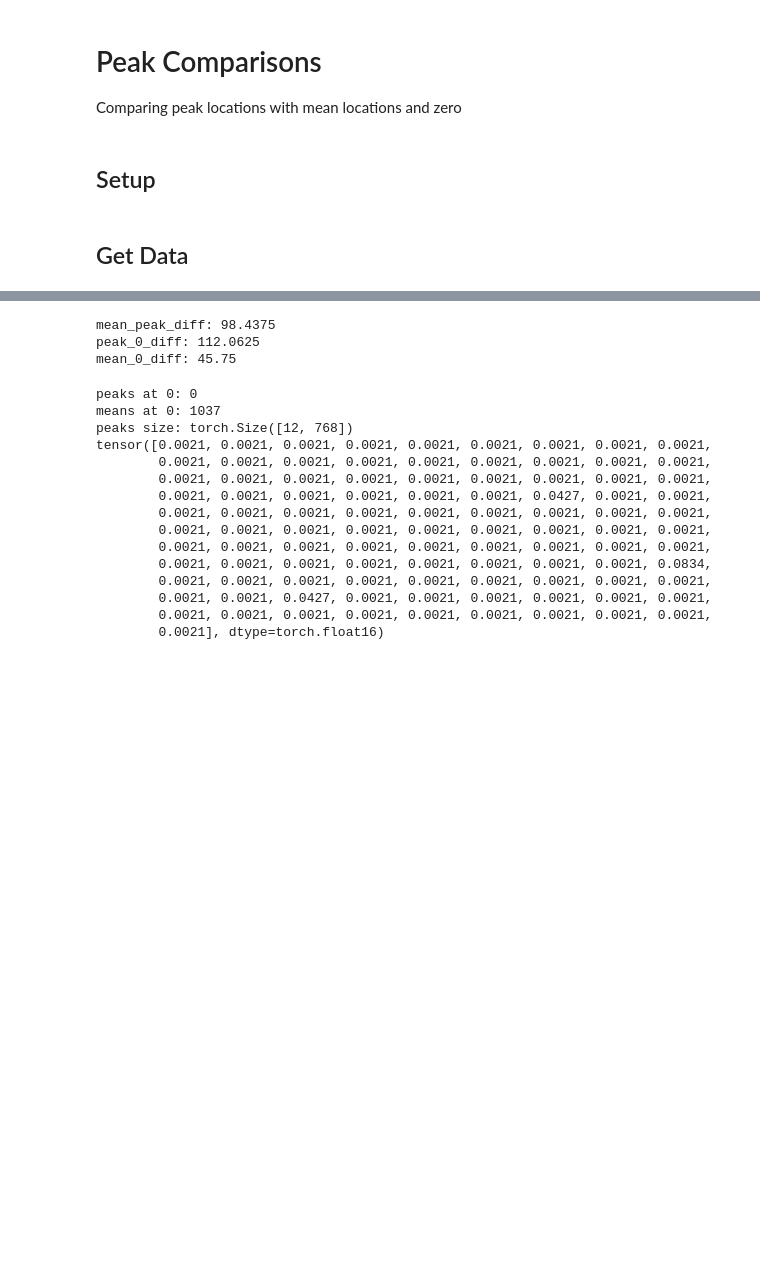
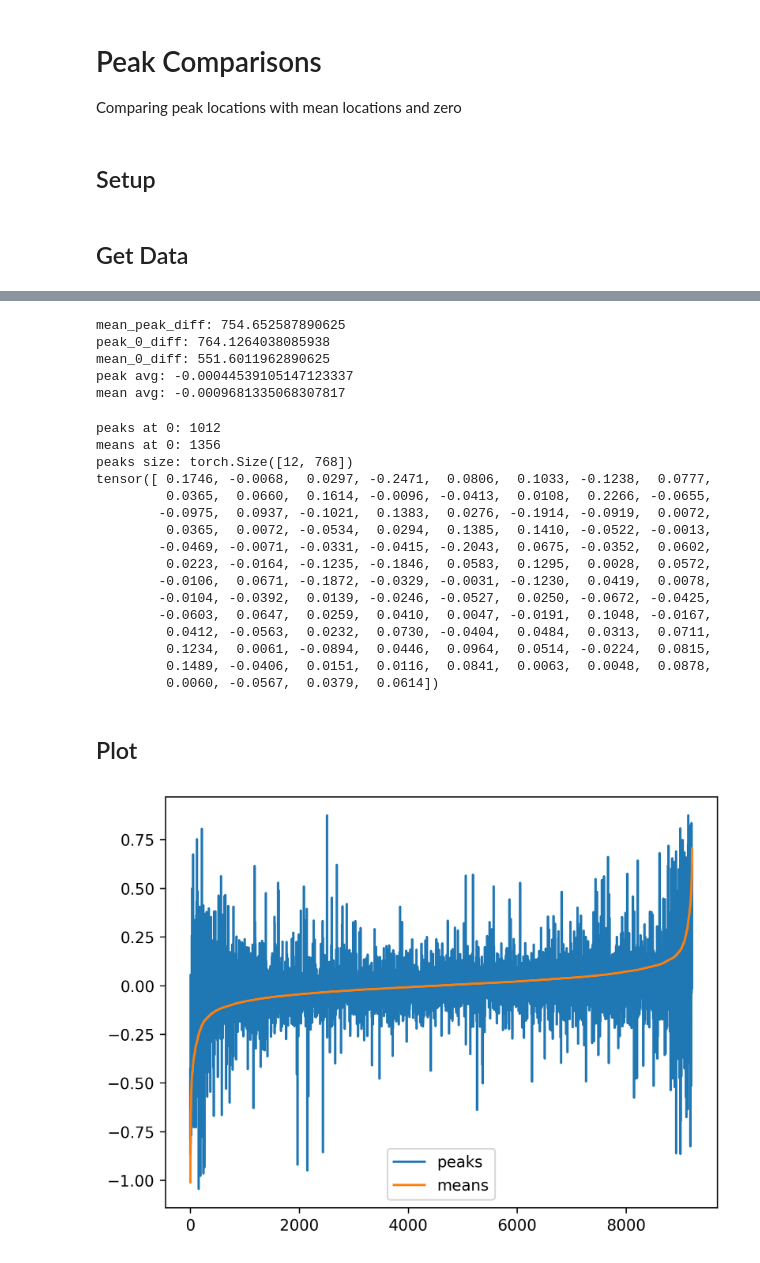
Before and after one commit to nickypro/investigating-ablation, a Jupyter notebook: peak_compare.ipynb, the cells around one changed output, grey strips where cells are left out. Saved outputs shown, nothing was run; the diff lists cells and outputs as text; code cells hidden in the pictures; blank space fills up the shorter version.

Commit message:
added cell to look at skewness. fixed graphs

```diff
--- a/peak_compare.ipynb
+++ b/peak_compare.ipynb
@@ -46,8 +47,8 @@ def get_bucket_peaks(activations):
         activations_float32 = activations
 
     # Prepare for histogram computation
-    min_val = activations_float32.min()
-    max_val = activations_float32.max()
+    #min_val = activations_float32.min()
+    #max_val = activations_float32.max()
     bins = 100
 
     # Initialize an empty tensor to hold the peak values
@@ -56,8 +57,8 @@ def get_bucket_peaks(activations):
     # Compute the histogram and find the peak for each neuron in every layer
     for i in range(activations_float32.size()[0]):  # Assuming the first dimension is layers
         for j in range(activations_float32.size()[1]):  # Assuming the second dimension is neurons
-            #min_val = activations_float32[i, j].min()
-            #max_val = activations_float32[i, j].max()
+            min_val = activations_float32[i, j].min()
+            max_val = activations_float32[i, j].max()
 
             hist = torch.histc(activations_float32[i, j], bins=bins, min=min_val, max=max_val)
             peak_bin = hist.argmax()
@@ -170,13 +221,20 @@ mean_0_diff = torch.abs(peaks)
 print(f"mean_peak_diff: {mean_peak_diff.sum()}")
 print(f"peak_0_diff: {peak_0_diff.sum()}")
 print(f"mean_0_diff: {mean_0_diff.sum()}")
+
+#print peak avg value
+print(f"peak avg: {peaks.mean()}")
+#print mean avg value
+print(f"mean avg: {means.mean()}")
 # %% [output]
-mean_peak_diff: 98.4375
-peak_0_diff: 112.0625
-mean_0_diff: 45.75
+mean_peak_diff: 754.652587890625
+peak_0_diff: 764.1264038085938
+mean_0_diff: 551.6011962890625
+peak avg: -0.00044539105147123337
+mean avg: -0.0009681335068307817
 # %%
 #TODO: how often is the peak at 0 (or really close)
-def num_peaks_at_zero(peaks, tolerance=0.001):
+def num_peaks_at_zero(peaks, tolerance=0.01):
     # Count how many numbers are within the tolerance of the target value
     close_to_target = torch.abs(peaks) <= tolerance
     return close_to_target.sum()
@@ -192,18 +250,40 @@ print(peaks[3, :100])
 
 #FIXME: are all of the peaks are basically the same because of how we are doing the bucketing?
 # %% [output]
-peaks at 0: 0
-means at 0: 1037
+peaks at 0: 1012
+means at 0: 1356
 peaks size: torch.Size([12, 768])
-tensor([0.0021, 0.0021, 0.0021, 0.0021, 0.0021, 0.0021, 0.0021, 0.0021, 0.0021,
-        0.0021, 0.0021, 0.0021, 0.0021, 0.0021, 0.0021, 0.0021, 0.0021, 0.0021,
-        0.0021, 0.0021, 0.0021, 0.0021, 0.0021, 0.0021, 0.0021, 0.0021, 0.0021,
-        0.0021, 0.0021, 0.0021, 0.0021, 0.0021, 0.0021, 0.0427, 0.0021, 0.0021,
-        0.0021, 0.0021, 0.0021, 0.0021, 0.0021, 0.0021, 0.0021, 0.0021, 0.0021,
-        0.0021, 0.0021, 0.0021, 0.0021, 0.0021, 0.0021, 0.0021, 0.0021, 0.0021,
-        0.0021, 0.0021, 0.0021, 0.0021, 0.0021, 0.0021, 0.0021, 0.0021, 0.0021,
-        0.0021, 0.0021, 0.0021, 0.0021, 0.0021, 0.0021, 0.0021, 0.0021, 0.0834,
-        0.0021, 0.0021, 0.0021, 0.0021, 0.0021, 0.0021, 0.0021, 0.0021, 0.0021,
-        0.0021, 0.0021, 0.0427, 0.0021, 0.0021, 0.0021, 0.0021, 0.0021, 0.0021,
-        0.0021, 0.0021, 0.0021, 0.0021, 0.0021, 0.0021, 0.0021, 0.0021, 0.0021,
-        0.0021], dtype=torch.float16)
+tensor([ 0.1746, -0.0068,  0.0297, -0.2471,  0.0806,  0.1033, -0.1238,  0.0777,
+         0.0365,  0.0660,  0.1614, -0.0096, -0.0413,  0.0108,  0.2266, -0.0655,
+        -0.0975,  0.0937, -0.1021,  0.1383,  0.0276, -0.1914, -0.0919,  0.0072,
+         0.0365,  0.0072, -0.0534,  0.0294,  0.1385,  0.1410, -0.0522, -0.0013,
+        -0.0469, -0.0071, -0.0331, -0.0415, -0.2043,  0.0675, -0.0352,  0.0602,
+         0.0223, -0.0164, -0.1235, -0.1846,  0.0583,  0.1295,  0.0028,  0.0572,
+        -0.0106,  0.0671, -0.1872, -0.0329, -0.0031, -0.1230,  0.0419,  0.0078,
+        -0.0104, -0.0392,  0.0139, -0.0246, -0.0527,  0.0250, -0.0672, -0.0425,
+        -0.0603,  0.0647,  0.0259,  0.0410,  0.0047, -0.0191,  0.1048, -0.0167,
+         0.0412, -0.0563,  0.0232,  0.0730, -0.0404,  0.0484,  0.0313,  0.0711,
+         0.1234,  0.0061, -0.0894,  0.0446,  0.0964,  0.0514, -0.0224,  0.0815,
+         0.1489, -0.0406,  0.0151,  0.0116,  0.0841,  0.0063,  0.0048,  0.0878,
+         0.0060, -0.0567,  0.0379,  0.0614])
+# %% [markdown]
+## Plot
+# %%
+#plot flattened peaks vs means on line graph
+peaks_flt = peaks.flatten()
+means_flt = means.flatten()
+
+# sort peaks and means
+#peaks, _ = torch.sort(peaks)
+#means, _ = torch.sort(means)
+
+# argsort means and plot based on that
+means_graph = means_flt[torch.argsort(means_flt)]
+peaks_graph = peaks_flt[torch.argsort(means_flt)]
+
+plt.plot(peaks_graph.cpu(), label='peaks')
+plt.plot(means_graph.cpu(), label='means')
+plt.legend()
+plt.show()
+# %% [output]
+[figure, added]
```
Also changed, not shown: parts of 5 cells of this notebook.
